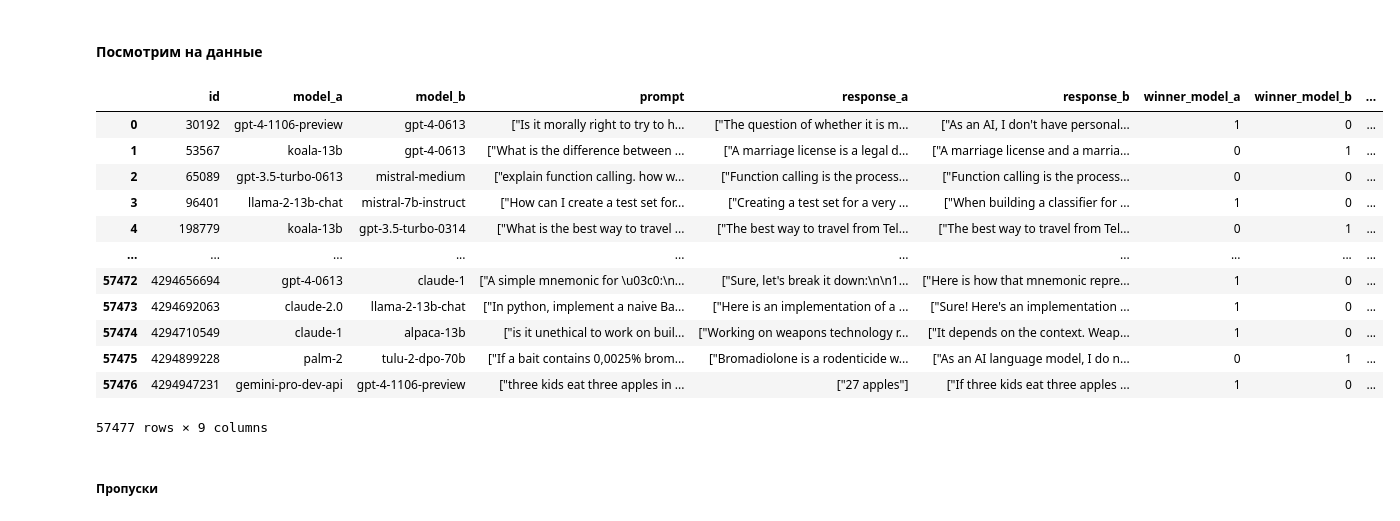
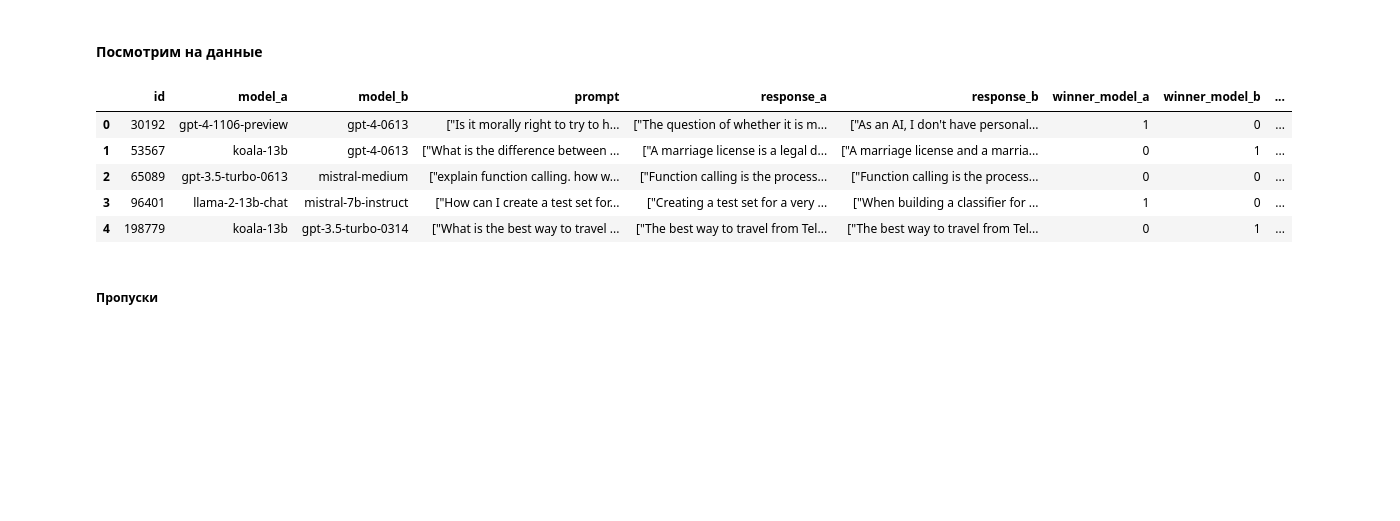
Before and after one commit to mishcum/Kaggle-Competitions, a Jupyter notebook: LLM Classification Finetuning/LLM Classification Finetuning.ipynb, the cells around one changed output. Cells and saved outputs as stored; diff of their text form; code cells hidden in the pictures; blank space fills up the shorter version.

```diff
--- a/LLM Classification Finetuning/LLM Classification Finetuning.ipynb
+++ b/LLM Classification Finetuning/LLM Classification Finetuning.ipynb
@@ -10,22 +25,15 @@ import numpy as np
 # %% [markdown]
 #### Посмотрим на данные
 # %%
-data = pd.read_csv('data/train.csv')
-data
+df = pd.read_csv('data/train.csv')
+df.head()
 # %% [output]
 |  | id | model_a | model_b | prompt | response_a | response_b | winner_model_a | winner_model_b | ... |
 | 0 | 30192 | gpt-4-1106-preview | gpt-4-0613 | ["Is it morally right to try to h... | ["The question of whether it is m... | ["As an AI, I don't have personal... | 1 | 0 | ... |
 | 1 | 53567 | koala-13b | gpt-4-0613 | ["What is the difference between ... | ["A marriage license is a legal d... | ["A marriage license and a marria... | 0 | 1 | ... |
 | 2 | 65089 | gpt-3.5-turbo-0613 | mistral-medium | ["explain function calling. how w... | ["Function calling is the process... | ["Function calling is the process... | 0 | 0 | ... |
 | 3 | 96401 | llama-2-13b-chat | mistral-7b-instruct | ["How can I create a test set for... | ["Creating a test set for a very ... | ["When building a classifier for ... | 1 | 0 | ... |
 | 4 | 198779 | koala-13b | gpt-3.5-turbo-0314 | ["What is the best way to travel ... | ["The best way to travel from Tel... | ["The best way to travel from Tel... | 0 | 1 | ... |
-| ... | ... | ... | ... | ... | ... | ... | ... | ... | ... |
-| 57472 | 4294656694 | gpt-4-0613 | claude-1 | ["A simple mnemonic for \u03c0:\n... | ["Sure, let's break it down:\n\n1... | ["Here is how that mnemonic repre... | 1 | 0 | ... |
-| 57473 | 4294692063 | claude-2.0 | llama-2-13b-chat | ["In python, implement a naive Ba... | ["Here is an implementation of a ... | ["Sure! Here's an implementation ... | 1 | 0 | ... |
-| 57474 | 4294710549 | claude-1 | alpaca-13b | ["is it unethical to work on buil... | ["Working on weapons technology r... | ["It depends on the context. Weap... | 1 | 0 | ... |
-| 57475 | 4294899228 | palm-2 | tulu-2-dpo-70b | ["If a bait contains 0,0025% brom... | ["Bromadiolone is a rodenticide w... | ["As an AI language model, I do n... | 0 | 1 | ... |
-| 57476 | 4294947231 | gemini-pro-dev-api | gpt-4-1106-preview | ["three kids eat three apples in ... | ["27 apples"] | ["If three kids eat three apples ... | 1 | 0 | ... |
-57477 rows × 9 columns
 # %% [markdown]
 ##### Пропуски
 # %%
```
Also changed, not shown: parts of 24 cells of this notebook.
